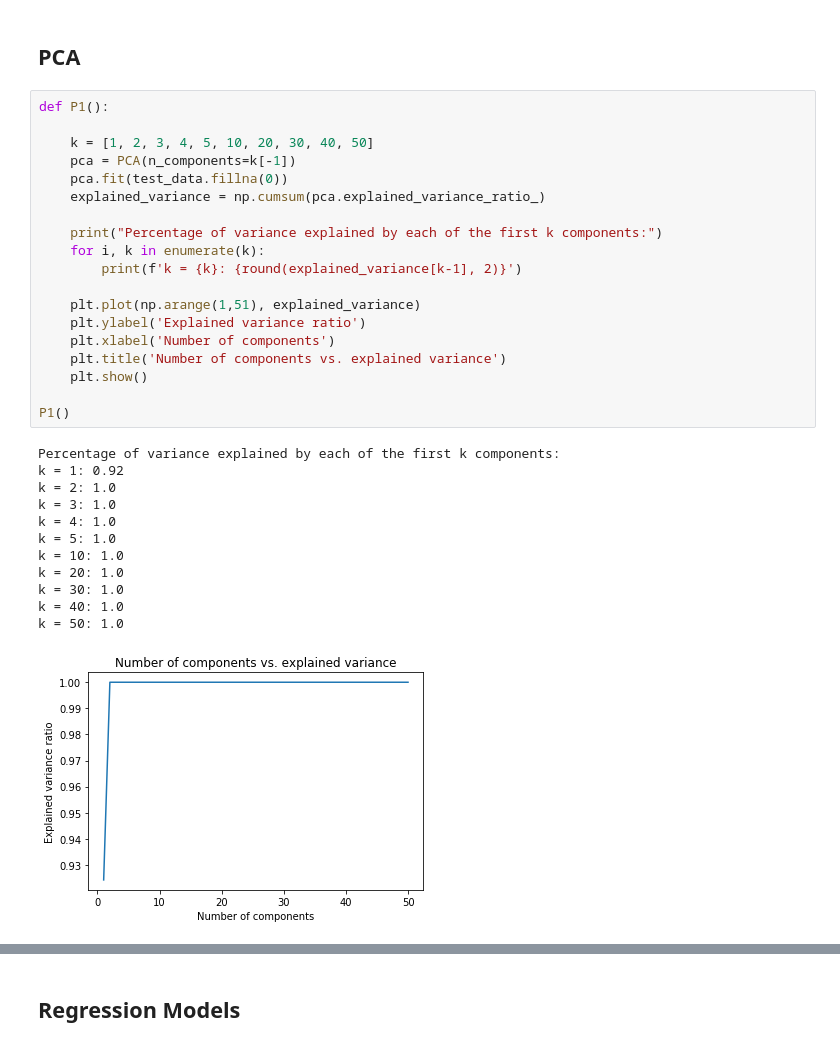
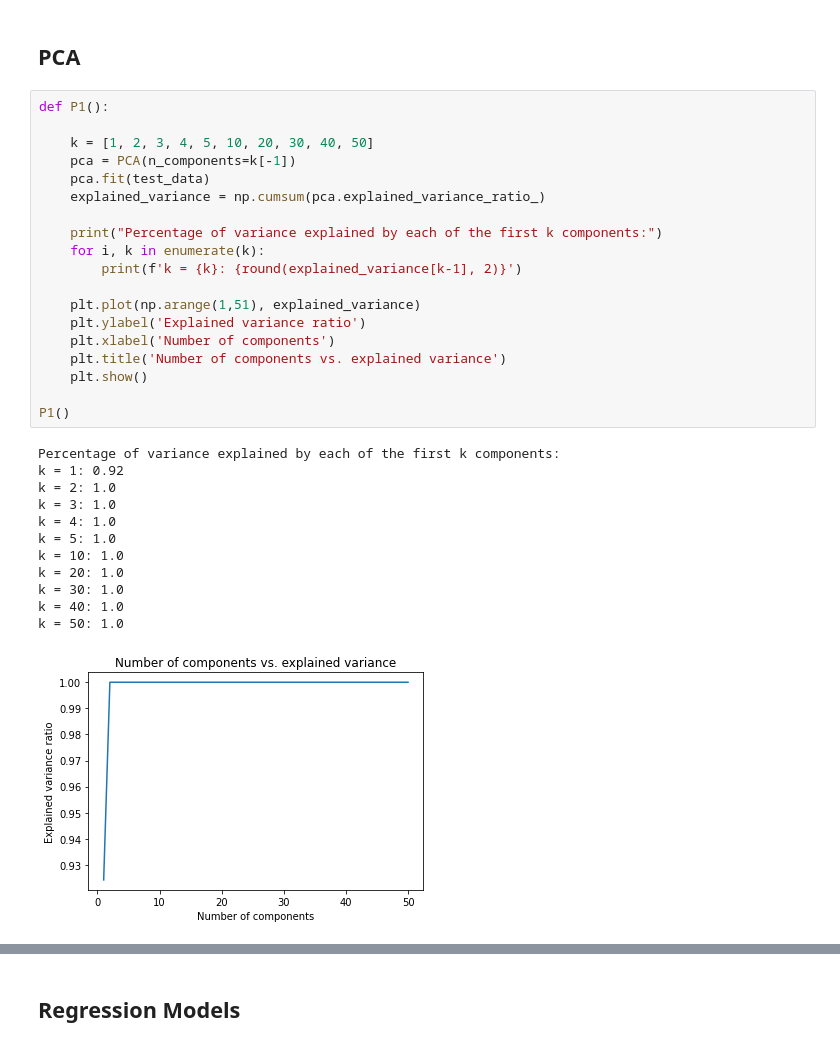
Before and after one commit to kaavyashah/movie_score_predictor_w207, a Jupyter notebook: Machine Learning Modeling.ipynb, the cells around one changed output, grey strips where cells are left out. Cells and saved outputs as stored; diff of their text form.

```diff
--- a/Machine Learning Modeling.ipynb
+++ b/Machine Learning Modeling.ipynb
@@ -405,32 +400,32 @@ Testing Data Movie Labels: (1346,)
 # %%
 def P1():
 
     k = [1, 2, 3, 4, 5, 10, 20, 30, 40, 50]
     pca = PCA(n_components=k[-1])
-    pca.fit(test_data.fillna(0))
+    pca.fit(test_data)
     explained_variance = np.cumsum(pca.explained_variance_ratio_)
 
     print("Percentage of variance explained by each of the first k components:")
     for i, k in enumerate(k):
         print(f'k = {k}: {round(explained_variance[k-1], 2)}')
 
     plt.plot(np.arange(1,51), explained_variance)
     plt.ylabel('Explained variance ratio')
     plt.xlabel('Number of components')
     plt.title('Number of components vs. explained variance')
     plt.show()
 
 P1()
 # %% [output]
 Percentage of variance explained by each of the first k components:
 k = 1: 0.92
 k = 2: 1.0
 k = 3: 1.0
 k = 4: 1.0
 k = 5: 1.0
 k = 10: 1.0
 k = 20: 1.0
 k = 30: 1.0
 k = 40: 1.0
 k = 50: 1.0
-[figure, old version]
+[figure, new version]
```
Also changed, not shown: parts of 6 cells of this notebook.
